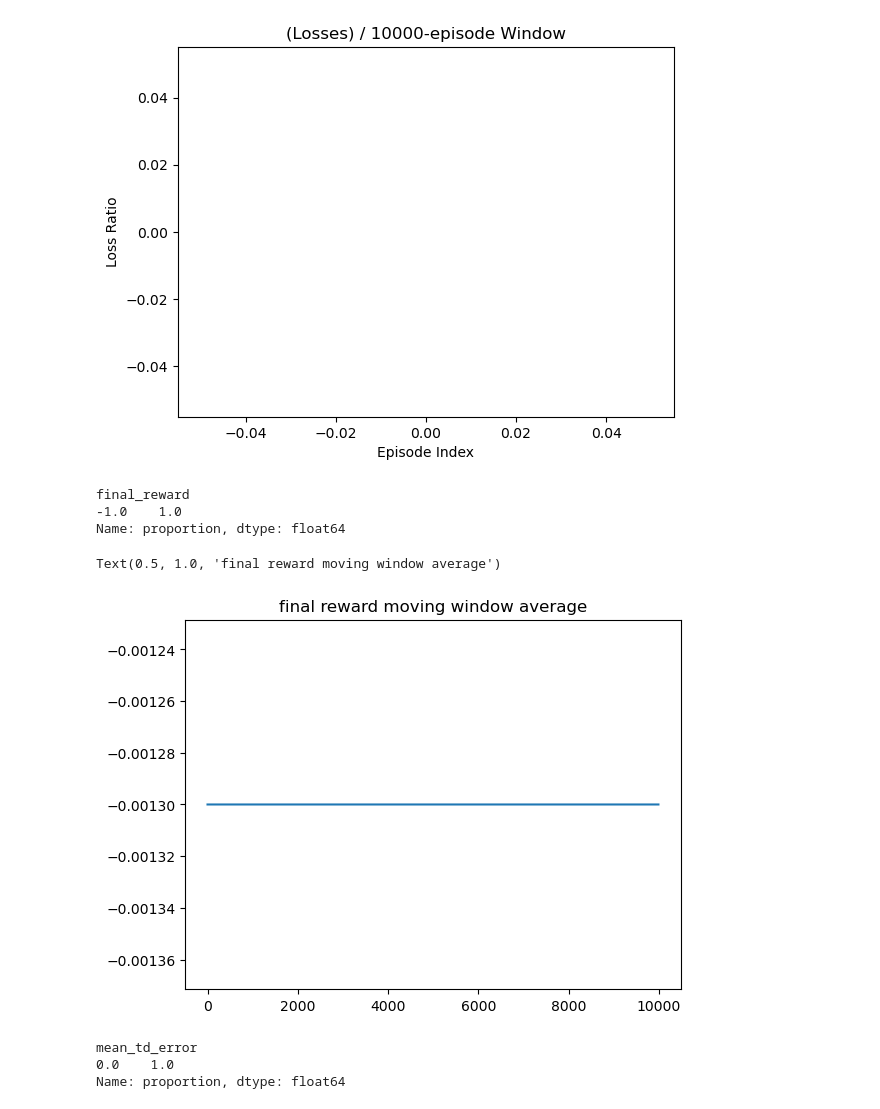
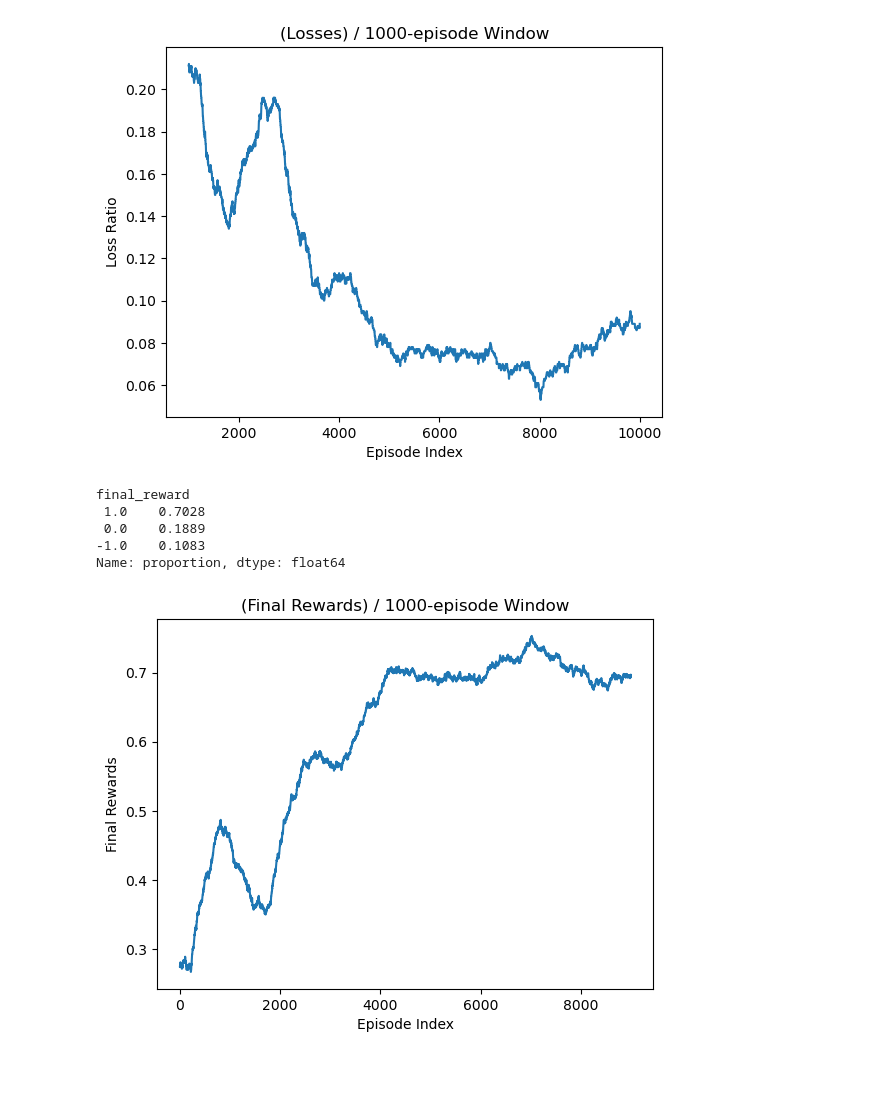
Before and after one commit to jamesGadoury/tic-tac-toe-ui, a Jupyter notebook: tic-tac-toe-rl/training_analysis_latest.ipynb, the cells around one changed output. Saved outputs shown, nothing was run; the diff lists cells and outputs as text; code cells hidden in the pictures; blank space fills up the shorter version.

Commit message:
fix issues with training

```diff
--- a/tic-tac-toe-rl/training_analysis_latest.ipynb
+++ b/tic-tac-toe-rl/training_analysis_latest.ipynb
@@ -65,7 +65,7 @@ def load_results_dataframe(dir: Path, pattern: str) -> pd.DataFrame:
 def load_episodes_dataframe(dir: Path) -> pd.DataFrame:
     return load_results_dataframe(dir=dir, pattern="episodes_*.json")
 # %%
-training_dir = Path("./outputs/1753602072205816537")
+training_dir = Path("./outputs/1753632729574350267")
 # %%
 training_params = json.load(open(training_dir / "training_params.json", "r"))
 for k, v in training_params.items():
@@ -124 +124,4 @@ total_count: 13
+# %%
+# TODO: is this a good window size? should it be more adaptive based on scale rather than a fixed ratio?
+window_size = int(total_count / 10)
 # %%
@@ -163,34 +166,33 @@ plt.show()
 # %%
 # Sliding “loss” ratio
-loss_ratio = loss_rows.rolling(window=10000).mean()
+loss_ratio = loss_rows.rolling(window=window_size).mean()
 
 # Plot it
 import matplotlib.pyplot as plt
 
 plt.figure()
 plt.plot(loss_ratio)
-plt.title(f"(Losses) / {10000}-episode Window")
+plt.title(f"(Losses) / {window_size}-episode Window")
 plt.xlabel("Episode Index")
 plt.ylabel("Loss Ratio")
 plt.show()
 # %% [output]
-[figure, old version]
+[figure, new version]
 # %%
 episodes["final_reward"].value_counts(normalize=True)
 # %% [output]
 final_reward
--1.0    1.0
+ 1.0    0.7028
+ 0.0    0.1889
+-1.0    0.1083
 Name: proportion, dtype: float64
 # %%
-plt.plot(get_moving_window_average(episodes["final_reward"], window_size=10000))
-plt.title("final reward moving window average")
+plt.figure()
+plt.plot(get_moving_window_average(episodes["final_reward"], window_size=window_size))
+plt.title(f"(Final Rewards) / {window_size}-episode Window")
+plt.xlabel("Episode Index")
+plt.ylabel("Final Rewards")
+plt.show()
 # %% [output]
-Text(0.5, 1.0, 'final reward moving window average')
-[figure, old version]
+[figure, new version]
-# %%
-episodes["mean_td_error"].value_counts(normalize=True)
-# %% [output]
-mean_td_error
-0.0    1.0
-Name: proportion, dtype: float64
 # %%
```
Also changed, not shown: parts of 11 cells of this notebook, 3 other files.
